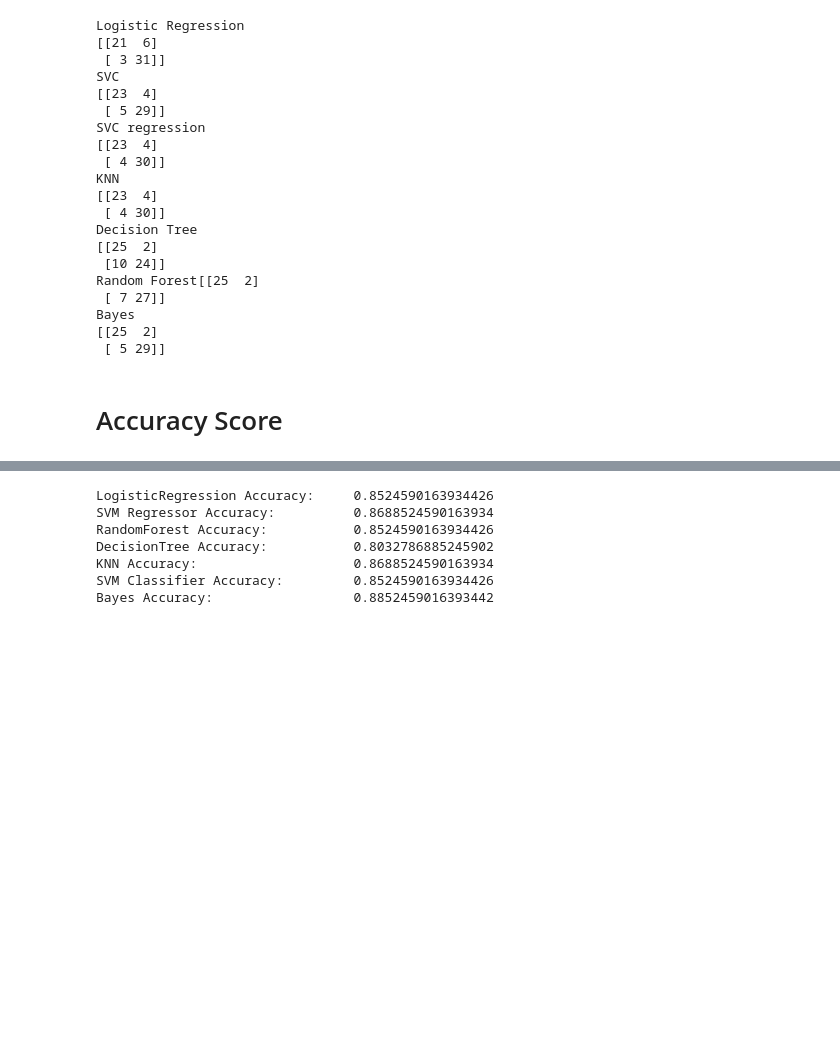
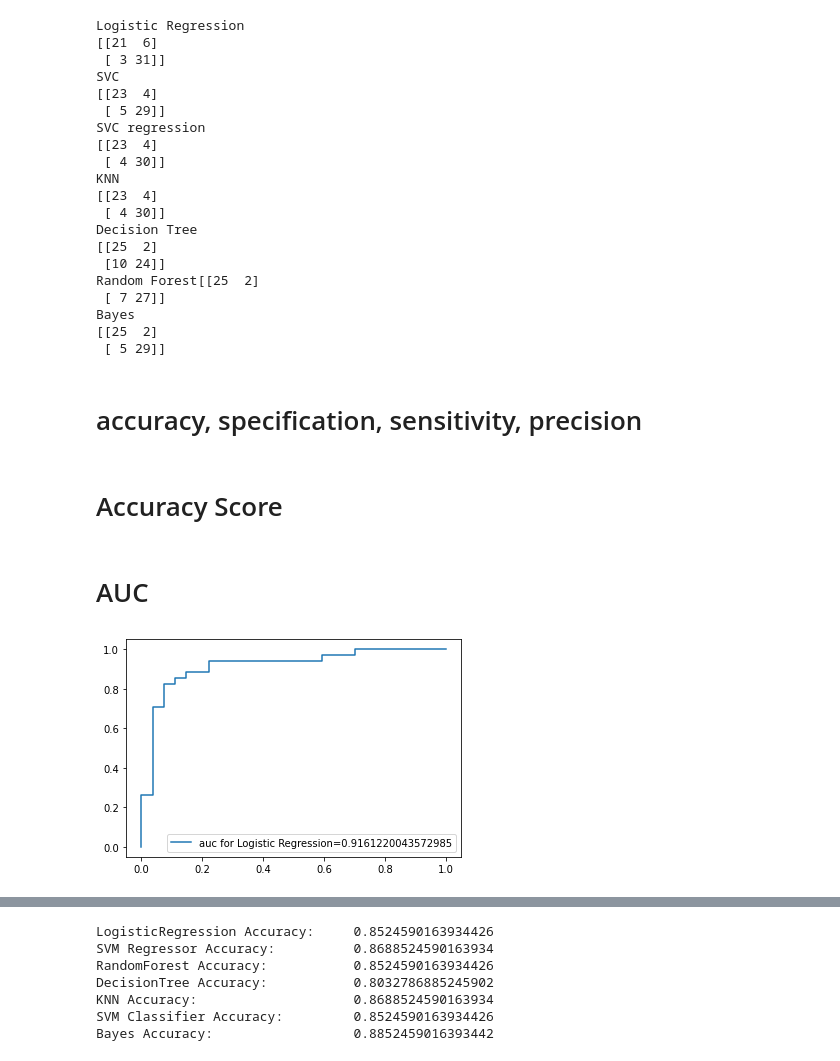
Before and after one commit to yousufAzadAyon/Cardiovascular-Disease-Prediction-Using-Data-Mining-Classification-Techniques, a Jupyter notebook: multiModelCompare.ipynb, the cells around one changed output, grey strips where cells are left out. Cells and saved outputs as stored; diff of their text form; code cells hidden in the pictures; blank space fills up the shorter version.

Commit message:
AUC score graph

```diff
--- a/multiModelCompare.ipynb
+++ b/multiModelCompare.ipynb
@@ -216,5 +217,18 @@ Random Forest[[25  2]
 Bayes
 [[25  2]
  [ 5 29]]
+# %% [markdown]
+# accuracy, specification, sensitivity, precision
 # %% [markdown]
 # Accuracy Score
+# %% [markdown]
+# AUC
+# %%
+y_prediction_probability = logiReg.predict_proba(X_test)[::,1]
+fpr, tpr, _ = metrics.roc_curve(y_test,  y_prediction_probability)
+auc = metrics.roc_auc_score(y_test, y_prediction_probability)
+plt.plot(fpr,tpr,label="AUC for Logistic Regression="+str(auc))
+plt.legend(loc=4)
+plt.show()
+# %% [output]
+[figure, added]
```
Also changed, not shown: parts of 10 cells of this notebook.
